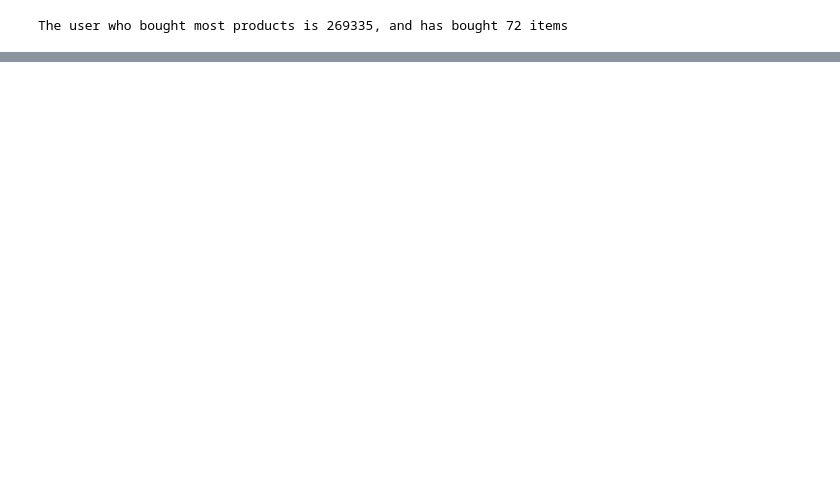
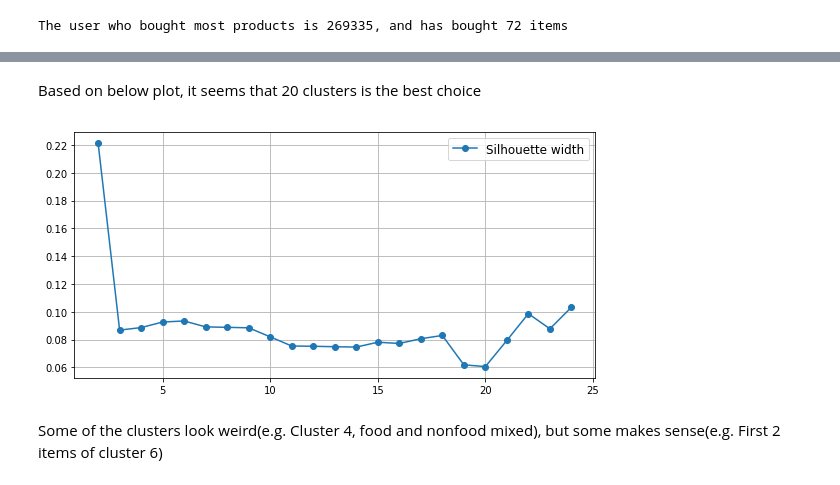
Before and after one commit to fdas3213/data-challenges, a Jupyter notebook: cluster grocery items/grocery.ipynb, the cells around one changed output, grey strips where cells are left out. Saved outputs shown, nothing was run; the diff lists cells and outputs as text; code cells hidden in the pictures; blank space fills up the shorter version.

```diff
--- a/cluster grocery items/grocery.ipynb
+++ b/cluster grocery items/grocery.ipynb
@@ -125,0 +130,4 @@ sorted(prob[1], key = lambda x:-x)
+# %%
+#step 1. create user-item matrix
+user_item = data.groupby(['user_id','Item_id'])['Item_id'].count().unstack(fill_value = 0)
+user_item.head()
@@ -125,0 +143,7 @@ sorted(prob[1], key = lambda x:-x)
+# %%
+#step 2. create item-item matrix
+from sklearn.preprocessing import normalize
+user_item_norm = normalize(user_item, axis = 0)
+item_item = user_item_norm.T.dot(user_item_norm)
+item_item_df = pd.DataFrame(item_item)
+item_item_df.head()
@@ -125,0 +158,26 @@ sorted(prob[1], key = lambda x:-x)
+# %%
+from sklearn.cluster import AgglomerativeClustering, KMeans
+from sklearn.decomposition import PCA
+from sklearn.metrics import silhouette_score
+
+#try from 2 to 24 clusters
+clusters = range(2,25)
+silhouettes_width = []
+
+for cluster in clusters:
+    hierar = AgglomerativeClustering(n_clusters = cluster, affinity= 'euclidean', linkage = 'complete')
+    label = hierar.fit_predict(item_item_df)
+    silhouettes_width.append(silhouette_score(item_item_df, label))
+# %% [markdown]
+Based on below plot, it seems that 20 clusters is the best choice
+# %%
+#visualization
+fig, ax = plt.subplots(figsize = (8,4))
+ax.grid(True)
+ax.plot(clusters, silhouettes_width, 'o-', label = 'Silhouette width')
+plt.legend(fontsize = 12)
+plt.tight_layout()
+# %% [output]
+[figure, added]
+# %% [markdown]
+Some of the clusters look weird(e.g. Cluster 4, food and nonfood mixed), but some makes sense(e.g. First 2 items of cluster 6)
```
Also changed, not shown: parts of 26 cells of this notebook.
